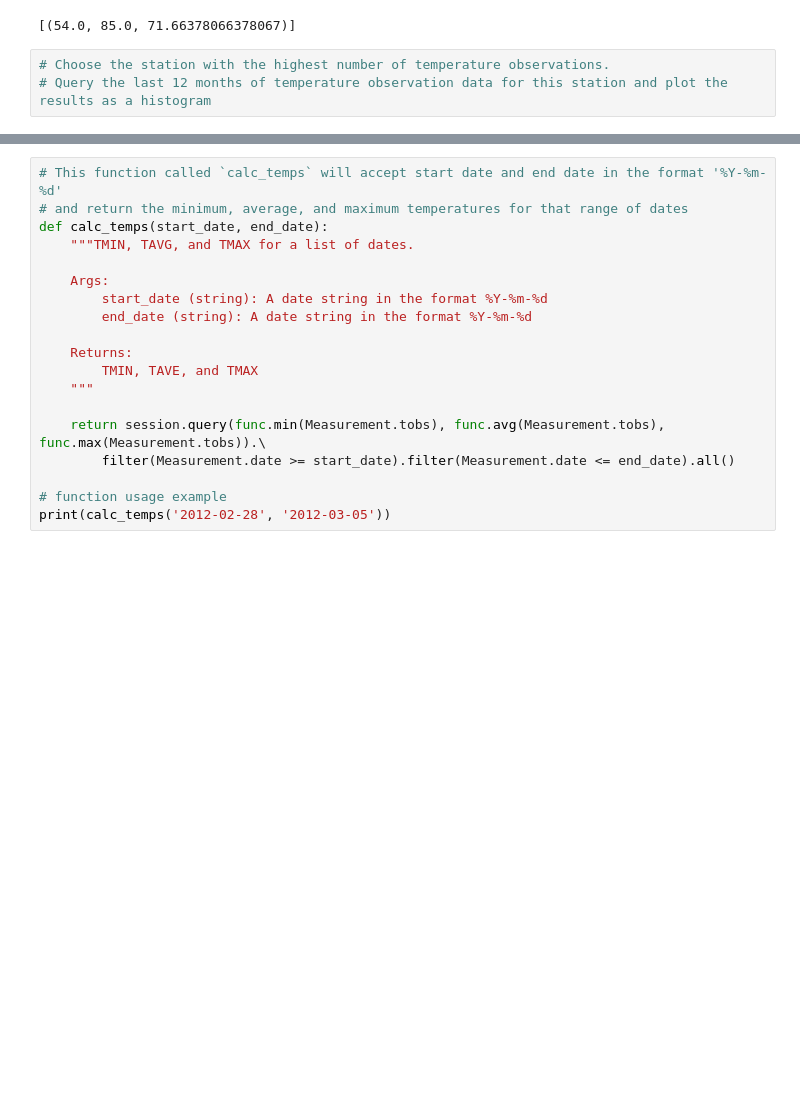
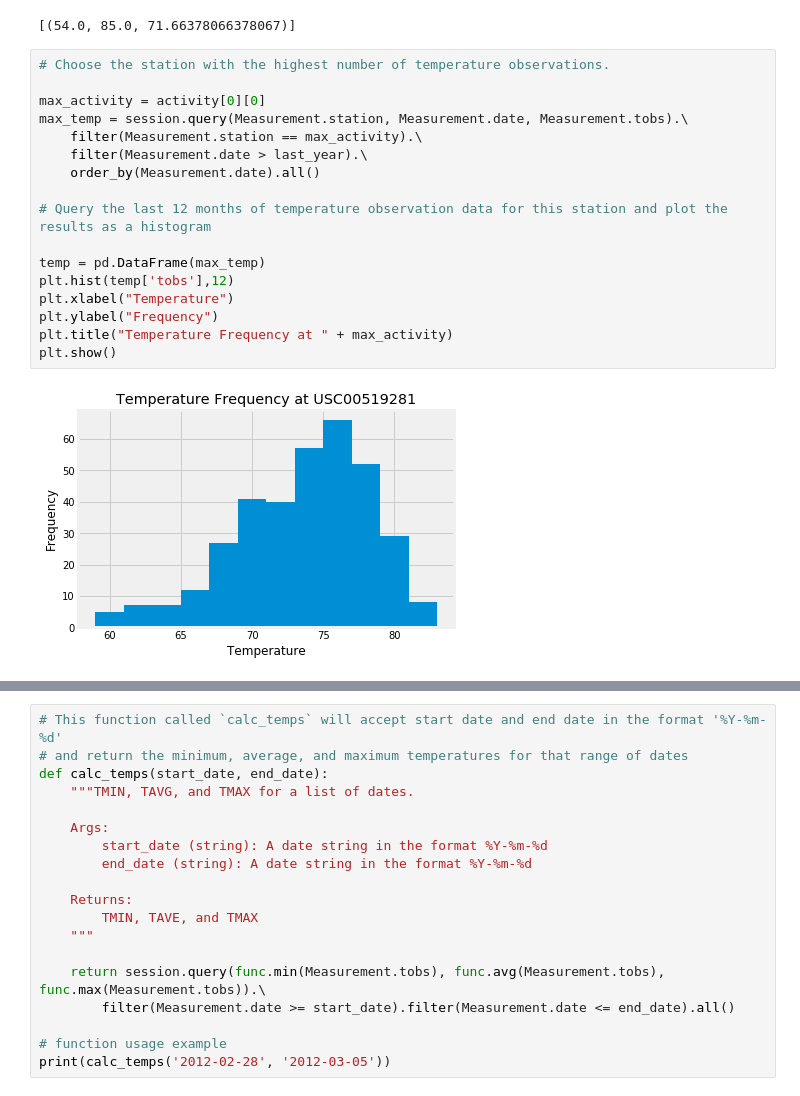
Before and after one commit to mjcarty2/AdvancedDataHW, a Jupyter notebook: climate_analysis.ipynb, the cells around one changed output, grey strips where cells are left out. Cells and saved outputs as stored; diff of their text form; blank space fills up the shorter version.

Commit message:
add temp frequency graph

```diff
--- a/climate_analysis.ipynb
+++ b/climate_analysis.ipynb
@@ -113,4 +113,20 @@ activity
 [(54.0, 85.0, 71.66378066378067)]
 # %%
 # Choose the station with the highest number of temperature observations.
+
+max_activity = activity[0][0]
+max_temp = session.query(Measurement.station, Measurement.date, Measurement.tobs).\
+    filter(Measurement.station == max_activity).\
+    filter(Measurement.date > last_year).\
+    order_by(Measurement.date).all()
+
 # Query the last 12 months of temperature observation data for this station and plot the results as a histogram
+
+temp = pd.DataFrame(max_temp)
+plt.hist(temp['tobs'],12)
+plt.xlabel("Temperature")
+plt.ylabel("Frequency")
+plt.title("Temperature Frequency at " + max_activity)
+plt.show()
+# %% [output]
+[figure, added]
```
Also changed, not shown: parts of 3 cells of this notebook.
